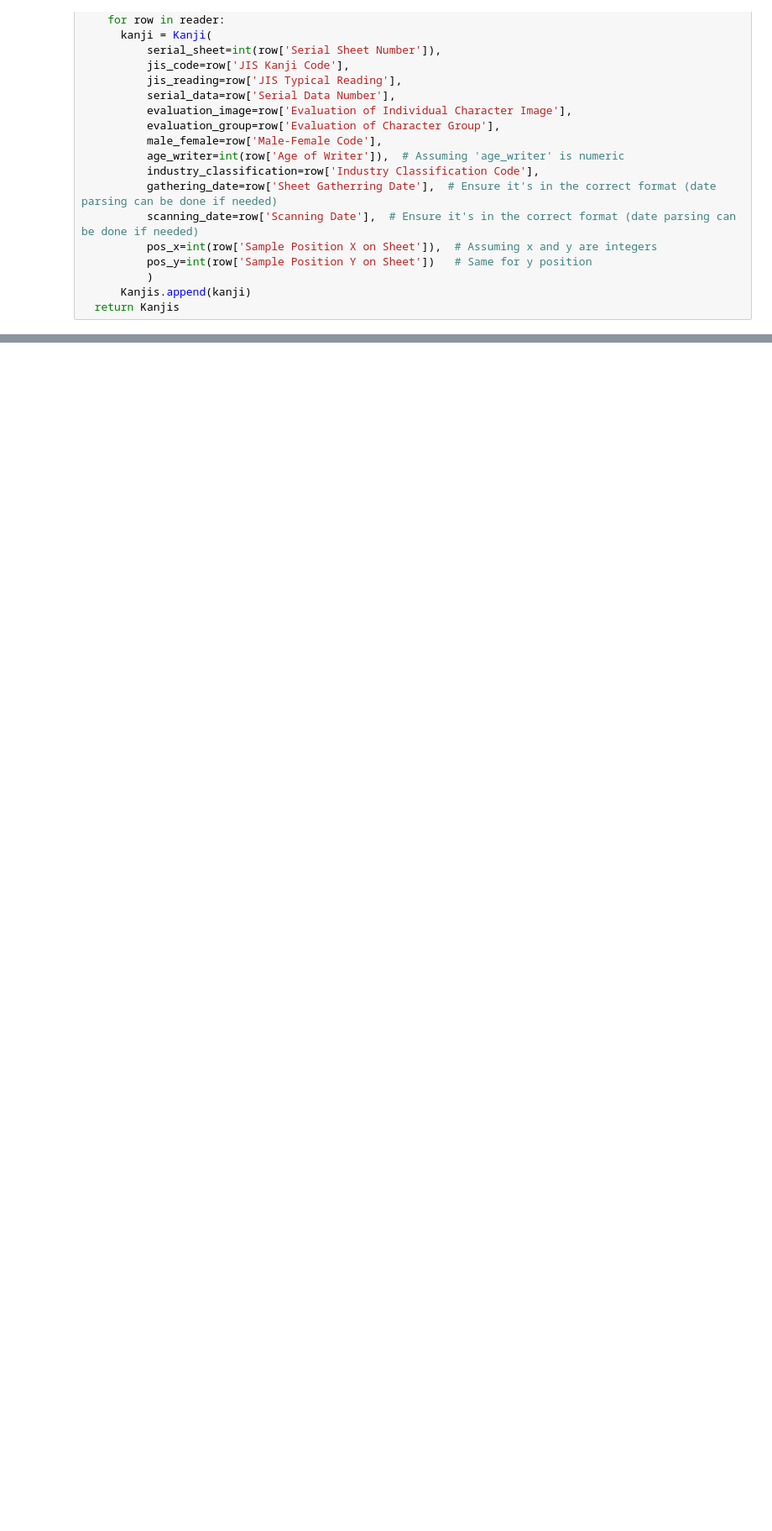
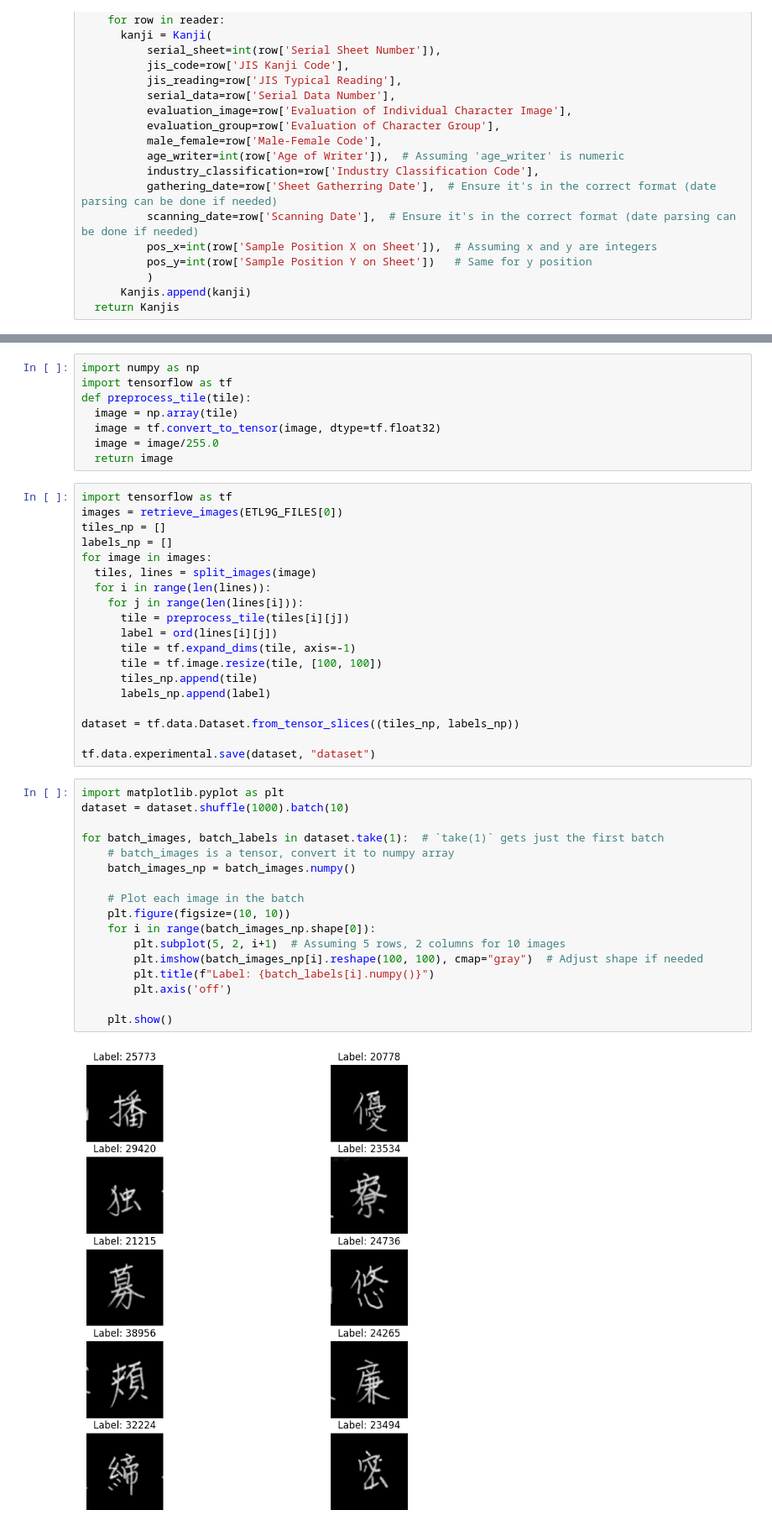
Before and after one commit to SorataBaka/kanji_recognition, a Jupyter notebook: etlcdb-processor.ipynb, the cells around one changed output, grey strips where cells are left out. Shown at 84% size. Cells and saved outputs as stored; diff of their text form; blank space fills up the shorter version.

```diff
--- a/etlcdb-processor.ipynb
+++ b/etlcdb-processor.ipynb
@@ -98,0 +117,46 @@ for image in images:
+# %%
+import numpy as np
+import tensorflow as tf
+def preprocess_tile(tile):
+  image = np.array(tile)
+  image = tf.convert_to_tensor(image, dtype=tf.float32)
+  image = image/255.0
+  return image
+# %%
+import tensorflow as tf
+images = retrieve_images(ETL9G_FILES[0])
+tiles_np = []
+labels_np = []
+for image in images:
+  tiles, lines = split_images(image)
+  for i in range(len(lines)):
+    for j in range(len(lines[i])):
+      tile = preprocess_tile(tiles[i][j])
+      label = ord(lines[i][j])
+      tile = tf.expand_dims(tile, axis=-1)
+      tile = tf.image.resize(tile, [100, 100])
+      tiles_np.append(tile)
+      labels_np.append(label)
+
+dataset = tf.data.Dataset.from_tensor_slices((tiles_np, labels_np))
+
+tf.data.experimental.save(dataset, "dataset")
+# %%
+import matplotlib.pyplot as plt
+dataset = dataset.shuffle(1000).batch(10)
+
+for batch_images, batch_labels in dataset.take(1):  # `take(1)` gets just the first batch
+    # batch_images is a tensor, convert it to numpy array
+    batch_images_np = batch_images.numpy()
+
+    # Plot each image in the batch
+    plt.figure(figsize=(10, 10))
+    for i in range(batch_images_np.shape[0]):
+        plt.subplot(5, 2, i+1)  # Assuming 5 rows, 2 columns for 10 images
+        plt.imshow(batch_images_np[i].reshape(100, 100), cmap="gray")  # Adjust shape if needed
+        plt.title(f"Label: {batch_labels[i].numpy()}")
+        plt.axis('off')
+
+    plt.show()
+# %% [output]
+[figure, added]
```
Also changed, not shown: parts of 2 cells of this notebook, 2 other files.
